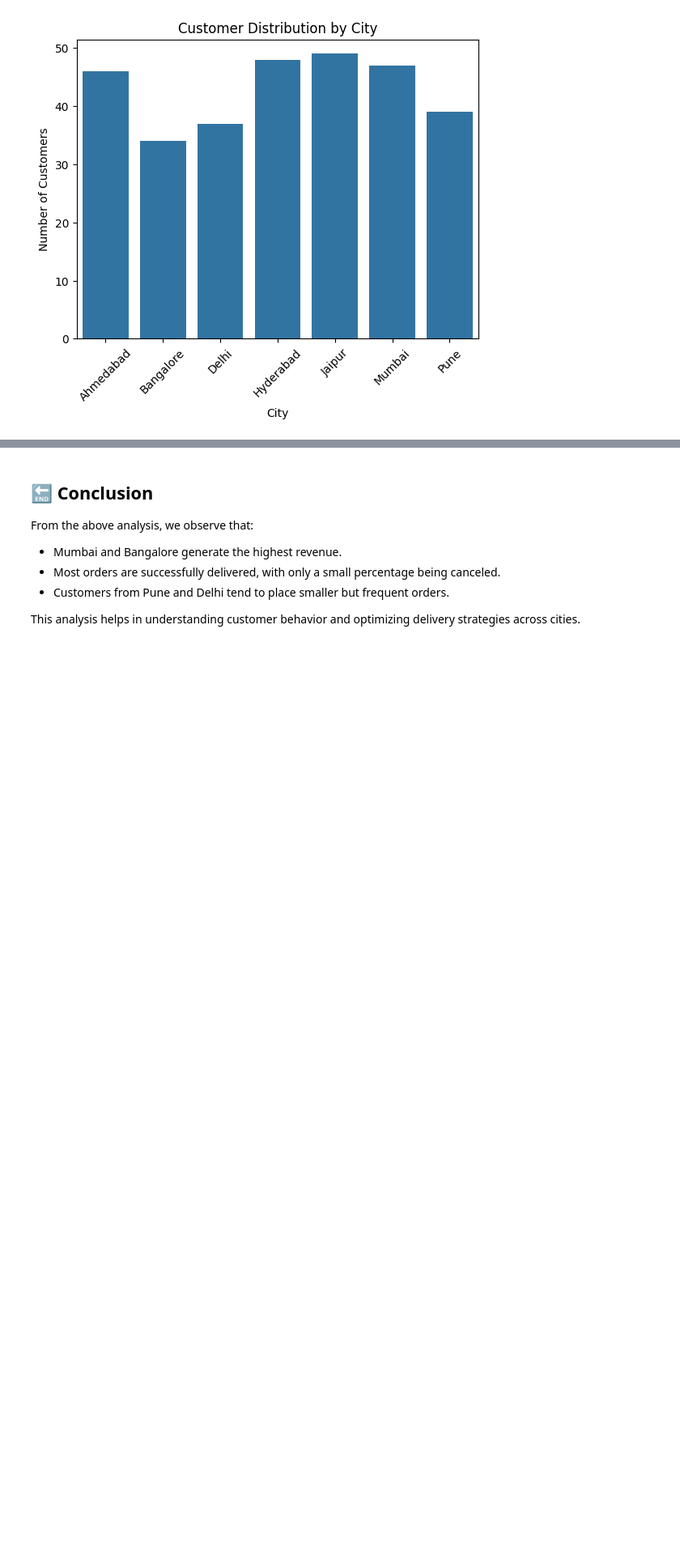
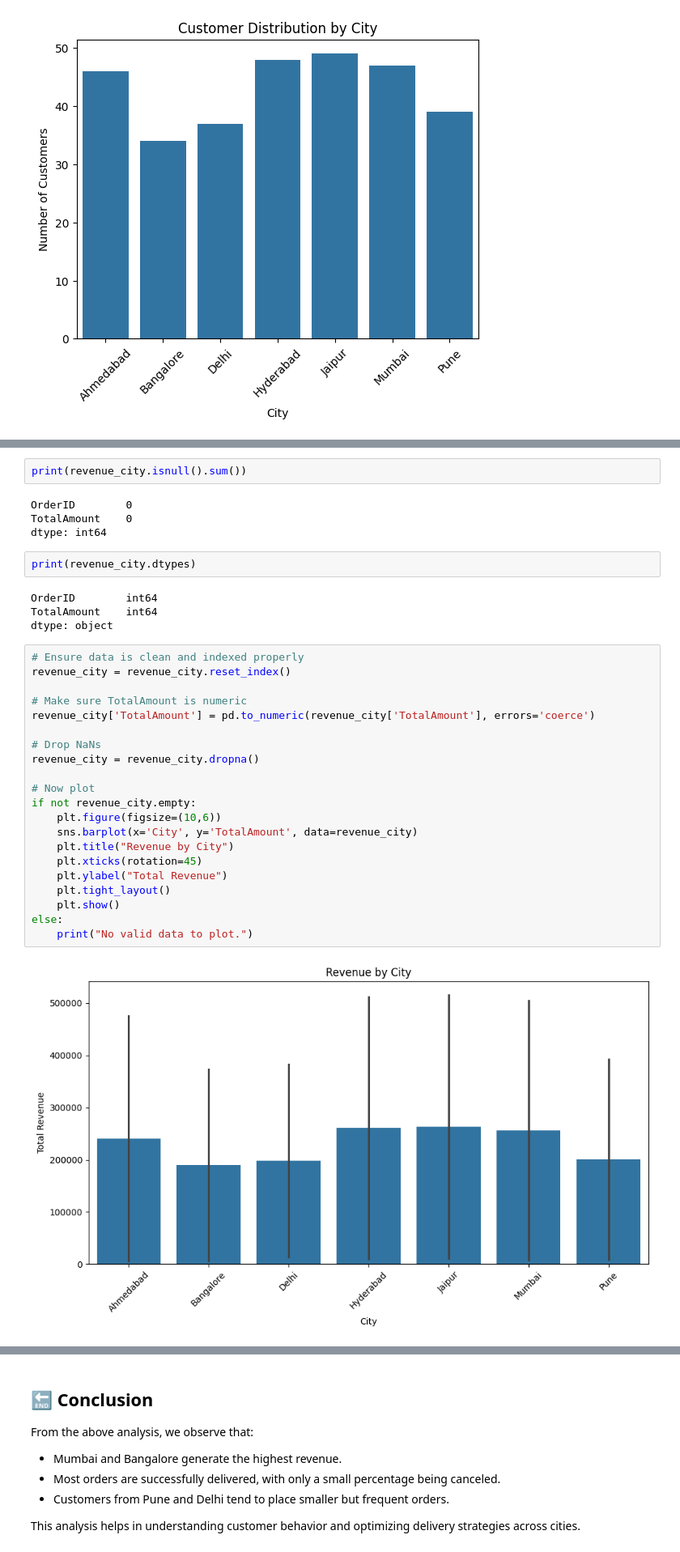
Before and after one commit to Fouzia0298/Swiggy-Instamart-Data-Analysis, a Jupyter notebook: Swiggy_Instamart.ipynb, the cells around one changed output, grey strips where cells are left out. Shown at 81% size. Drawn from its saved outputs; the diff is of its cells as text; blank space fills up the shorter version.

```diff
--- a/Swiggy_Instamart.ipynb
+++ b/Swiggy_Instamart.ipynb
@@ -274,0 +352,35 @@ plt.show()
+# %%
+print(revenue_city.isnull().sum())
+# %% [output]
+OrderID        0
+TotalAmount    0
+dtype: int64
+# %%
+print(revenue_city.dtypes)
+# %% [output]
+OrderID        int64
+TotalAmount    int64
+dtype: object
+# %%
+# Ensure data is clean and indexed properly
+revenue_city = revenue_city.reset_index()
+
+# Make sure TotalAmount is numeric
+revenue_city['TotalAmount'] = pd.to_numeric(revenue_city['TotalAmount'], errors='coerce')
+
+# Drop NaNs
+revenue_city = revenue_city.dropna()
+
+# Now plot
+if not revenue_city.empty:
+    plt.figure(figsize=(10,6))
+    sns.barplot(x='City', y='TotalAmount', data=revenue_city)
+    plt.title("Revenue by City")
+    plt.xticks(rotation=45)
+    plt.ylabel("Total Revenue")
+    plt.tight_layout()
+    plt.show()
+else:
+    print("No valid data to plot.")
+# %% [output]
+[figure, added]
```
Also changed, not shown: parts of 13 cells of this notebook, 12 other files.
